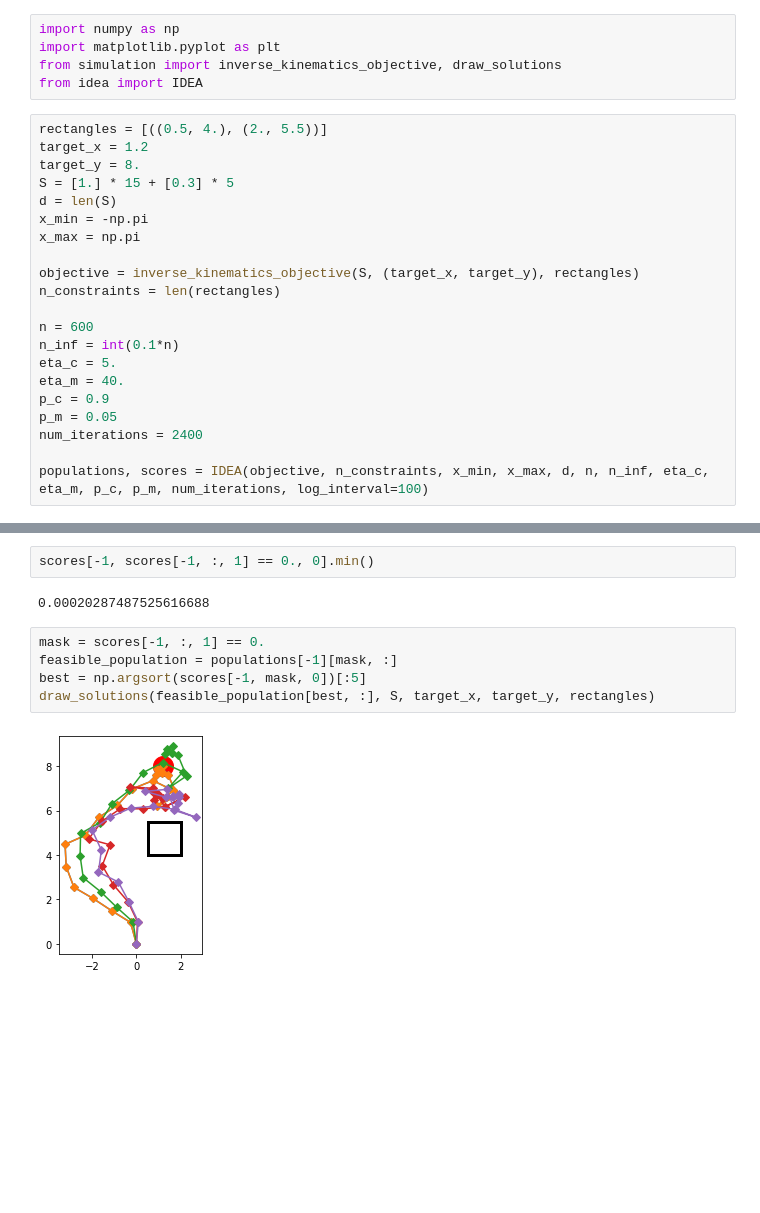
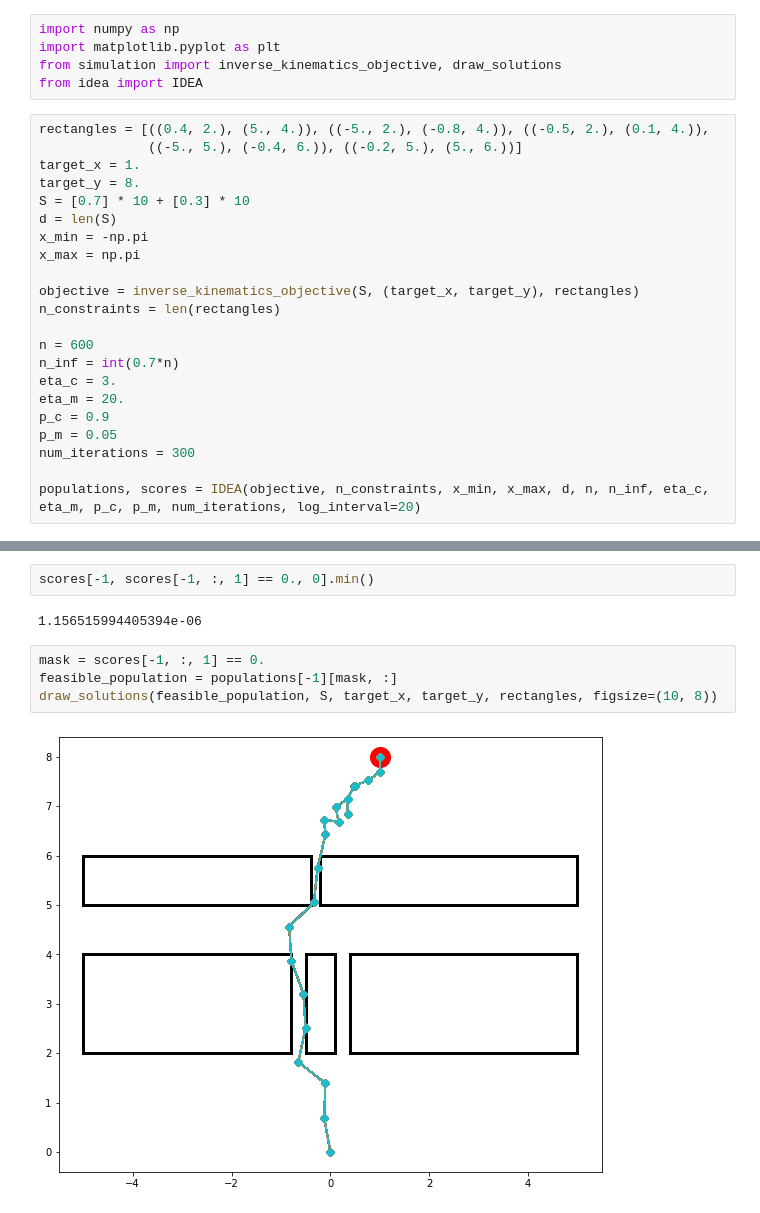
Before and after one commit to JaworWr/Dynamic-inverse-kinematics, a Jupyter notebook: First_experiment.ipynb, the cells around one changed output, grey strips where cells are left out. Saved outputs shown, nothing was run; the diff lists cells and outputs as text; blank space fills up the shorter version.

```diff
--- a/First_experiment.ipynb
+++ b/First_experiment.ipynb
@@ -4,10 +4,11 @@ import matplotlib.pyplot as plt
 from simulation import inverse_kinematics_objective, draw_solutions
 from idea import IDEA
 # %%
-rectangles = [((0.5, 4.), (2., 5.5))]
-target_x = 1.2
+rectangles = [((0.4, 2.), (5., 4.)), ((-5., 2.), (-0.8, 4.)), ((-0.5, 2.), (0.1, 4.)),
+              ((-5., 5.), (-0.4, 6.)), ((-0.2, 5.), (5., 6.))]
+target_x = 1.
 target_y = 8.
-S = [1.] * 15 + [0.3] * 5
+S = [0.7] * 10 + [0.3] * 10
 d = len(S)
 x_min = -np.pi
 x_max = np.pi
@@ -16,12 +17,12 @@ objective = inverse_kinematics_objective(S, (target_x, target_y), rectangles)
 n_constraints = len(rectangles)
 
 n = 600
-n_inf = int(0.1*n)
-eta_c = 5.
-eta_m = 40.
+n_inf = int(0.7*n)
+eta_c = 3.
+eta_m = 20.
 p_c = 0.9
 p_m = 0.05
-num_iterations = 2400
+num_iterations = 300
 
-populations, scores = IDEA(objective, n_constraints, x_min, x_max, d, n, n_inf, eta_c, eta_m, p_c, p_m, num_iterations, log_interval=100)
+populations, scores = IDEA(objective, n_constraints, x_min, x_max, d, n, n_inf, eta_c, eta_m, p_c, p_m, num_iterations, log_interval=20)
 # %% [output]
@@ -45,11 +45,10 @@ Iteration 2399, #feasible: 540, #infeasible: 60, scores: [0.00020287 0.        ]
 # %%
 scores[-1, scores[-1, :, 1] == 0., 0].min()
 # %% [output]
-0.00020287487525616688
+1.156515994405394e-06
 # %%
 mask = scores[-1, :, 1] == 0.
 feasible_population = populations[-1][mask, :]
-best = np.argsort(scores[-1, mask, 0])[:5]
-draw_solutions(feasible_population[best, :], S, target_x, target_y, rectangles)
+draw_solutions(feasible_population, S, target_x, target_y, rectangles, figsize=(10, 8))
 # %% [output]
-[figure, old version]
+[figure, new version]
```
Also changed, not shown: parts of 4 cells of this notebook, 4 other files.
